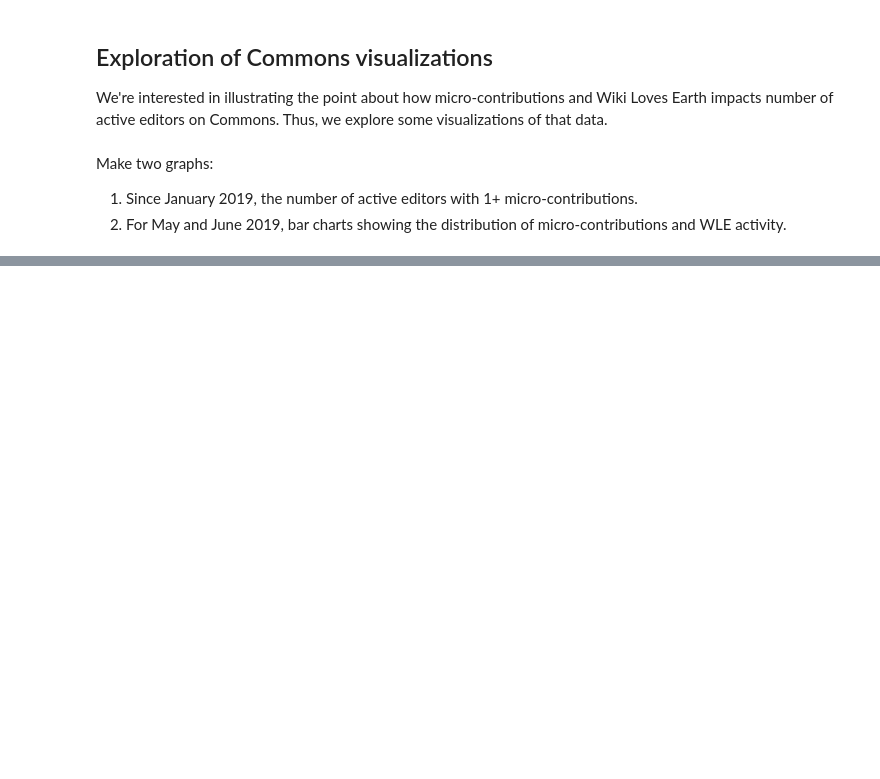
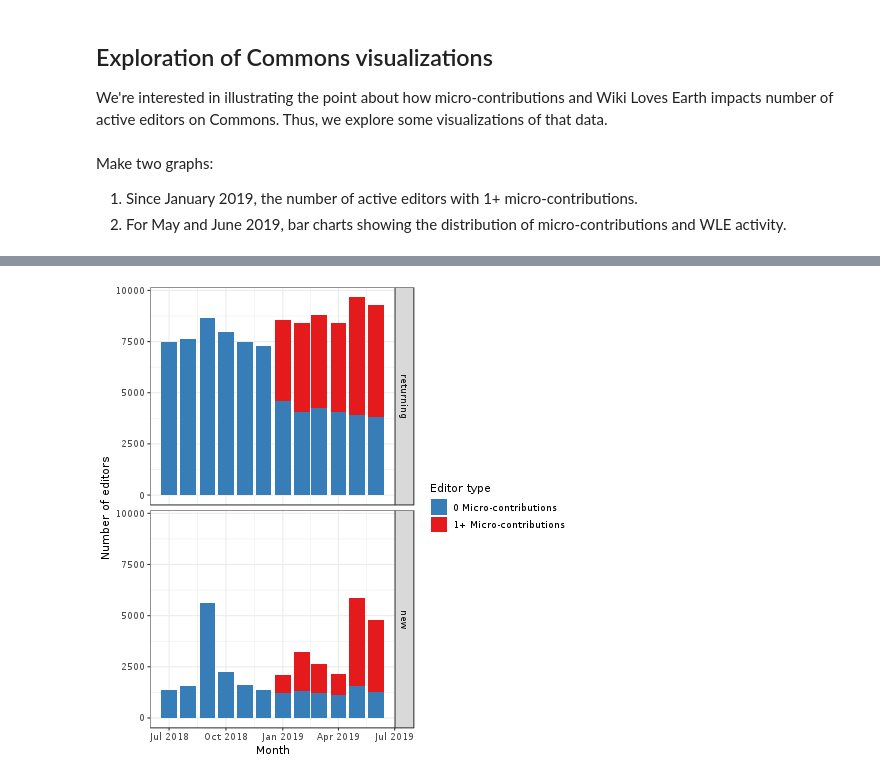
Before and after one commit to nettrom/Product-microcontributions-2019, a Jupyter notebook: active_editors.ipynb, the cells around one changed output, grey strips where cells are left out. Drawn from its saved outputs; the diff is of its cells as text; code cells hidden in the pictures; blank space fills up the shorter version.

```diff
--- a/active_editors.ipynb
+++ b/active_editors.ipynb
@@ -955,0 +1022,13 @@ g
+# %%
+## Some Pandas idioms Neil taught me, thanks Neil!
+
+def micro_commons_stats(group):
+    aggs = {
+        "1+ Micro-contributions": len(group.query("num_micros > 0")),
+        "0 Micro-contributions": len(group.query("num_micros == 0"))
+    }
+    return(pd.Series(aggs, index=aggs.keys()))
+
+commons_overall_agg = commons_actives_full.groupby(["log_month", "is_new_active"]).apply(micro_commons_stats)
+
+commons_overall_agg_flat = commons_overall_agg.reset_index().melt(id_vars=["log_month", "is_new_active"])
@@ -955,0 +1044,24 @@ g
+# %%
+%%R -i commons_overall_agg_flat
+
+commons_overall_agg_flat = data.table(commons_overall_agg_flat)
+commons_overall_agg_flat[, log_month := as.Date(log_month)]
+
+commons_overall_agg_flat[, active_type := factor(is_new_active, levels = c(0, 1), labels = c("returning", "new"))]
+commons_overall_agg_flat[, variable := ordered(variable, c("1+ Micro-contributions", "0 Micro-contributions"))]
+
+g = ggplot(commons_overall_agg_flat[log_month >= '2018-07-01' & log_month < '2019-07-01',
+                               list(log_month, active_type, editor_type = variable, n = value)],
+       aes(x = log_month, y = n, fill = editor_type)) +
+theme_bw() +
+scale_y_continuous("Number of editors") +
+scale_x_date("Month") +
+scale_fill_brewer("Editor type", palette = 'Set1', breaks = c("0 Micro-contributions", "1+ Micro-contributions")) +
+facet_grid(active_type ~ .) +
+geom_col()
+
+ggsave(plot = g, file = "graphs/commons_active_editors_micros_FY1819_split.png",
+       width = 8, height = 6, units = "in", dpi = "retina")
+g
+# %% [output]
+[figure, added]
```
Also changed, not shown: parts of 39 cells of this notebook, 7 other files.
